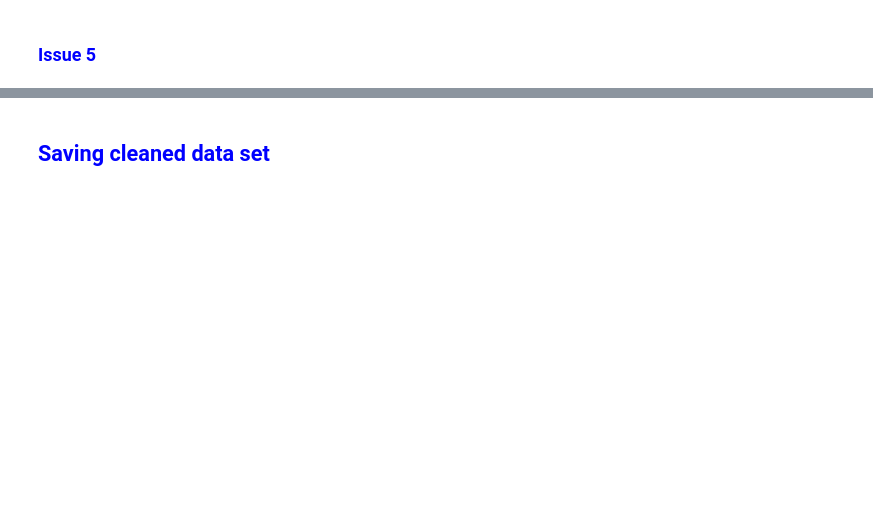
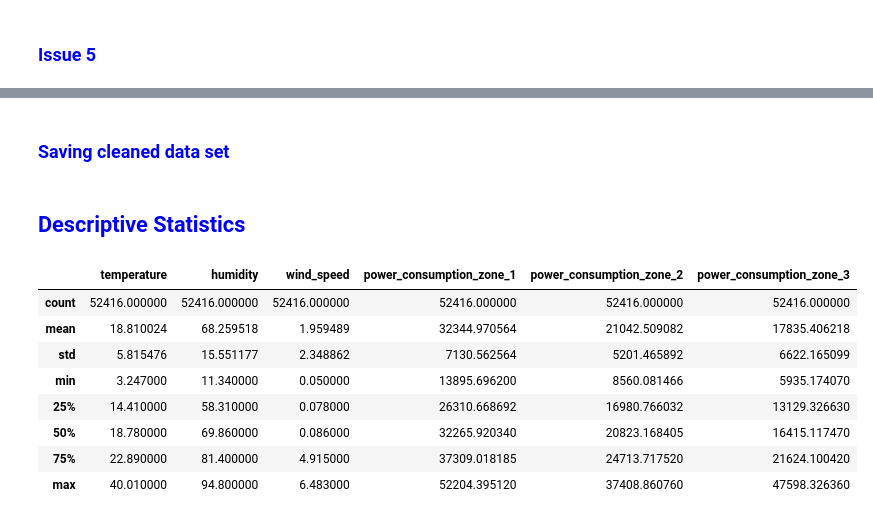
Before and after one commit to Merci93/Electric_Power_Consumption, a Jupyter notebook: Tetouan_Power_Consumption.ipynb, the cells around one changed output, grey strips where cells are left out. Drawn from its saved outputs; the diff is of its cells as text; code cells hidden in the pictures; blank space fills up the shorter version.

```diff
--- a/Tetouan_Power_Consumption.ipynb
+++ b/Tetouan_Power_Consumption.ipynb
@@ -237,4 +162,6 @@ data_.tail()
 # %% [markdown]
-## <span style = 'color:blue'>Saving cleaned data set</span>
+### <span style = 'color:blue'>Saving cleaned data set</span>
 # %%
 data_.to_csv('Master_dataset.csv', index = False)
+# %% [markdown]
+## <span style = 'color:blue'>Descriptive Statistics</span>
@@ -240,0 +171,14 @@ data_.to_csv('Master_dataset.csv', index = False)
+# %%
+# Descriptive Statistics
+df[['temperature', 'humidity','wind_speed','power_consumption_zone_1','power_consumption_zone_2',
+       'power_consumption_zone_3']].describe()
+# %% [output]
+|  | temperature | humidity | wind_speed | power_consumption_zone_1 | power_consumption_zone_2 | power_consumption_zone_3 |
+| count | 52416.000000 | 52416.000000 | 52416.000000 | 52416.000000 | 52416.000000 | 52416.000000 |
+| mean | 18.810024 | 68.259518 | 1.959489 | 32344.970564 | 21042.509082 | 17835.406218 |
+| std | 5.815476 | 15.551177 | 2.348862 | 7130.562564 | 5201.465892 | 6622.165099 |
+| min | 3.247000 | 11.340000 | 0.050000 | 13895.696200 | 8560.081466 | 5935.174070 |
+| 25% | 14.410000 | 58.310000 | 0.078000 | 26310.668692 | 16980.766032 | 13129.326630 |
+| 50% | 18.780000 | 69.860000 | 0.086000 | 32265.920340 | 20823.168405 | 16415.117470 |
+| 75% | 22.890000 | 81.400000 | 4.915000 | 37309.018185 | 24713.717520 | 21624.100420 |
+| max | 40.010000 | 94.800000 | 6.483000 | 52204.395120 | 37408.860760 | 47598.326360 |
```
Also changed, not shown: parts of 31 cells of this notebook.
